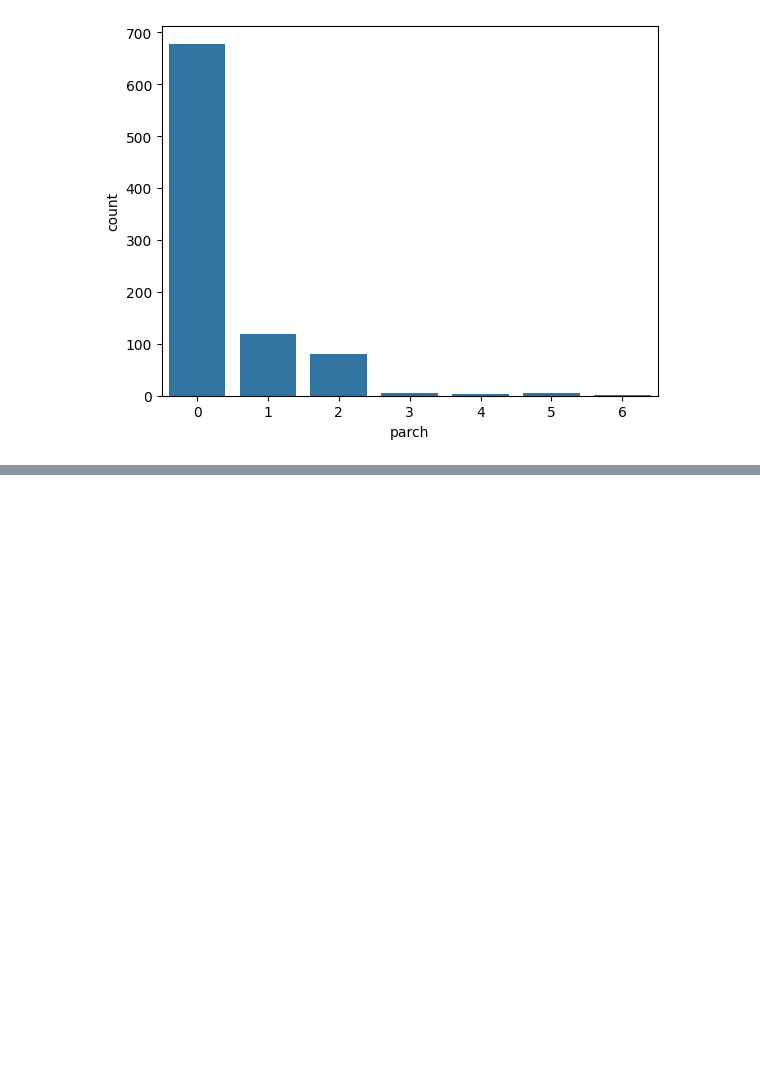
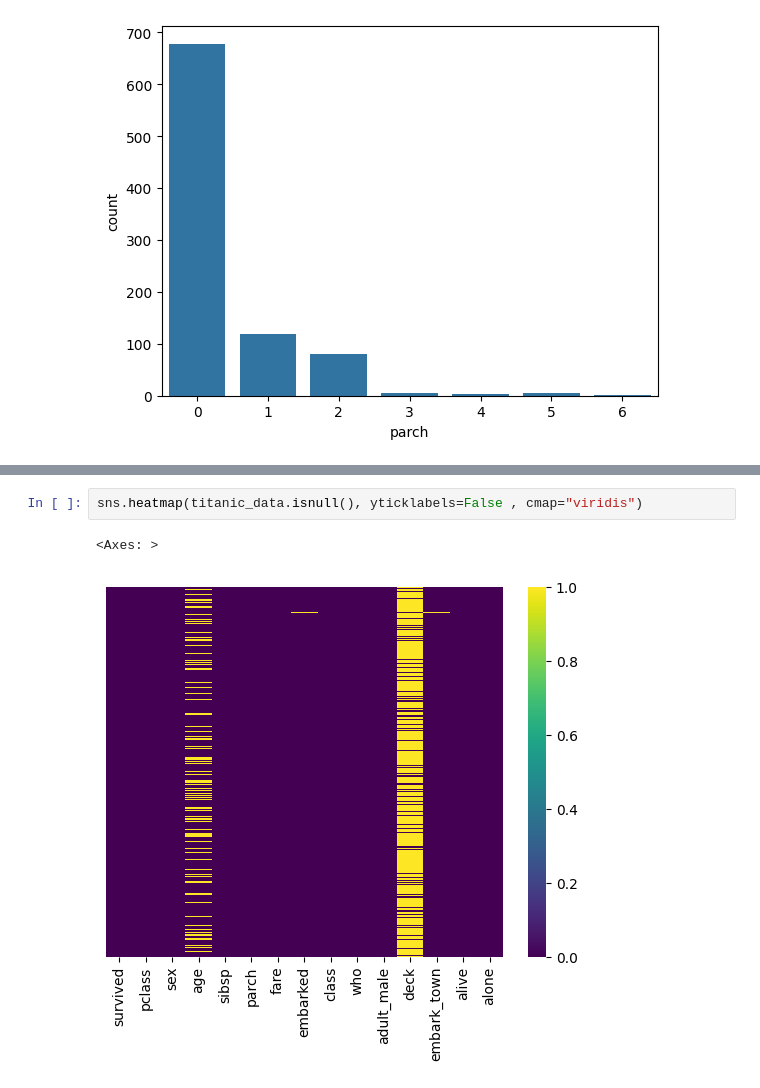
Before and after one commit to RangeshPandianPT/Data-Science_with-ML, a Jupyter notebook: ML-Algorithms/Logistic_Regression.ipynb, the cells around one changed output, grey strips where cells are left out. Drawn from its saved outputs; the diff is of its cells as text; blank space fills up the shorter version.

```diff
--- a/ML-Algorithms/Logistic_Regression.ipynb
+++ b/ML-Algorithms/Logistic_Regression.ipynb
@@ -172,0 +194,5 @@ sns.countplot(x = 'parch' , data = titanic_data)
+# %%
+sns.heatmap(titanic_data.isnull(), yticklabels=False , cmap="viridis")
+# %% [output]
+<Axes: >
+[figure, added]
```
Also changed, not shown: parts of 44 cells of this notebook.
